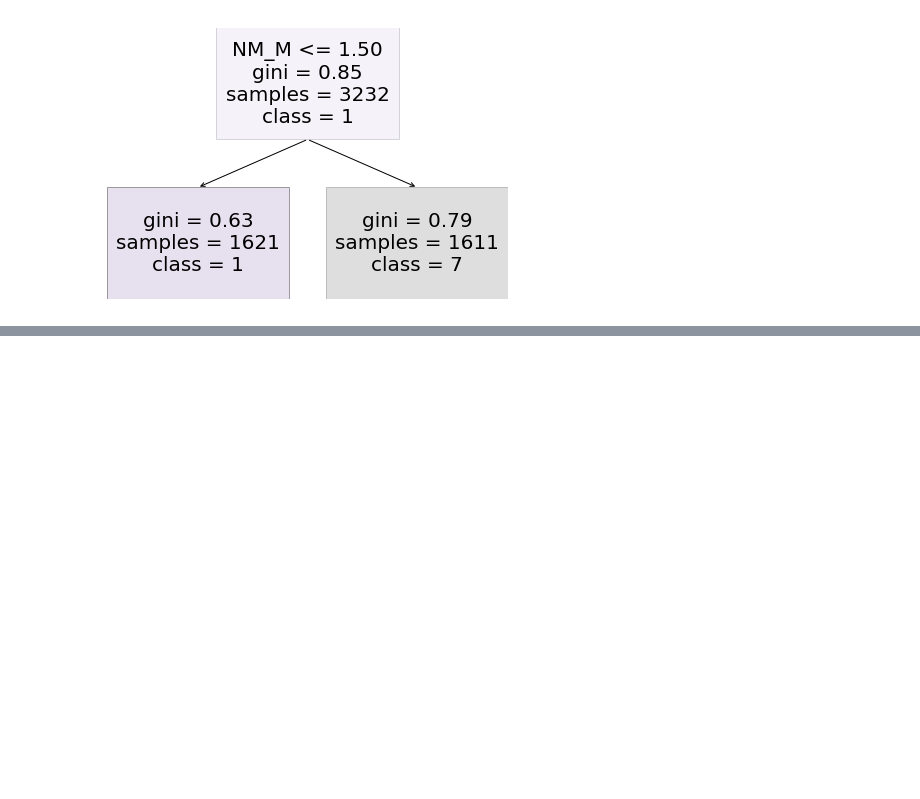
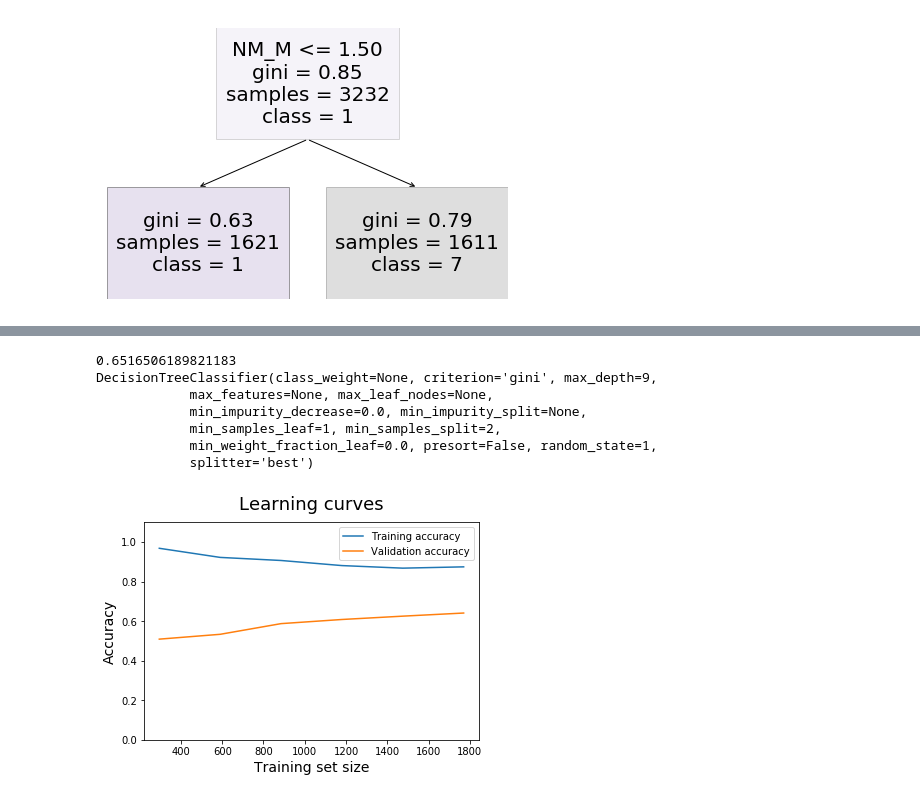
Before and after one commit to nshea3/SEG_Facies_Classification, a Jupyter notebook: welllogs_feature_engineering.ipynb, the cells around one changed output, grey strips where cells are left out. Drawn from its saved outputs; the diff is of its cells as text; code cells hidden in the pictures; blank space fills up the shorter version.

```diff
--- a/welllogs_feature_engineering.ipynb
+++ b/welllogs_feature_engineering.ipynb
@@ -5,9 +5,9 @@ import numpy as np
 
 %matplotlib inline
 
-well_log = pd.read_csv('data/training_data.csv')
+data = pd.read_csv('data/training_data.csv')
 
-well_log['logF/logphi'] = well_log['ILD_log10'] / np.log10(well_log['PHIND'])
+#data['logF/logphi'] = data['ILD_log10'] / np.log10(data['PHIND'])
 # %%
 import seaborn as sns
 
@@ -21,21 +97,18 @@ from dtreeplt import dtreeplt
 from sklearn import preprocessing
 
 
-X = well_log[data_columns]
-Y = well_log['Facies']
-
 """le = preprocessing.LabelEncoder()
 le.fit(well_log['Formation'])
 
 X['Formation'] = le.transform(well_log['Formation'])"""
 
 model = tree.DecisionTreeClassifier(max_depth=1)
-dt_fit = model.fit(X,Y)
+dt_fit = model.fit(X_aug,y)
 
 dtree = dtreeplt(
     filled=True,
     model=model,
-    feature_names=data_columns,
+    feature_names=4*feature_names,
     target_names=list(range(9)),
     disp_values=False
 )
@@ -54,0 +119,4 @@ well_log.head()
+# %%
+imp = preprocessing.Imputer(missing_values='NaN', strategy='mean', axis=0)
+imp.fit(X)
+X = imp.transform(X)
@@ -55,4 +174,4 @@ well_log.head()
 # %%
 from sklearn.model_selection import train_test_split
 
-X_train, X_test, y_train, y_test = train_test_split(X, Y, test_size=0.1, random_state=1)
+X_train, X_test, y_train, y_test = train_test_split(X_aug, y, test_size=0.1, random_state=1)
@@ -58,0 +200,62 @@ X_train, X_test, y_train, y_test = train_test_split(X, Y, test_size=0.1, random_
+# %%
+"""
+This is the ExtraTreesClassifier
+
+"""
+from sklearn.ensemble import ExtraTreesClassifier
+from sklearn.tree import DecisionTreeClassifier
+from sklearn import model_selection
+from sklearn.model_selection import learning_curve
+
+from joblib import Memory
+location = './cachedir'
+memory = Memory(location, verbose=0)
+
+train_sizes = list(range(295,2065,295))
+
+def tv_scores_mean(estimator, X, y, train_sizes, scoring='accuracy', shuffle=True, cv=5):
+    train_sizes, train_scores, validation_scores = learning_curve(estimator = estimator, X=X, y=y,
+                                                                  train_sizes=train_sizes, scoring=scoring,
+                                                                  shuffle=shuffle, cv=cv)
+    train_scores_mean = train_scores.mean(axis = 1)
+    validation_scores_mean = validation_scores.mean(axis = 1)
+    return train_sizes, train_scores_mean, validation_scores_mean
+
+def plot_learning_curve(train_sizes, train_scores_mean, validation_scores_mean):
+    plt.plot(train_sizes, train_scores_mean, label = 'Training accuracy')
+    plt.plot(train_sizes, validation_scores_mean, label = 'Validation accuracy')
+    plt.ylabel('Accuracy', fontsize = 14)
+    plt.xlabel('Training set size', fontsize = 14)
+    plt.title('Learning curves', fontsize = 18, y = 1.03)
+    plt.legend()
+    plt.ylim(0,1.1)
+
+def randomizedsearch_helper(grid, estimator, X, y):
+    gridsearch = model_selection.RandomizedSearchCV(estimator = estimator, param_distributions=grid)
+    gridsearch.fit(X,y)
+    return (gridsearch.best_estimator_, gridsearch.best_score_, gridsearch.best_params_)
+
+def model_helper(grid, classifier, X, y, randomsearch = True):
+    if randomsearch:
+        est, acc, param = randomizedsearch_helper(grid, classifier, X, y)
+    else:
+        est, acc, param = gridsearch_helper(grid, classifier, X, y)
+    est.fit(X_train,y_train)
+    print(acc)
+    print(est)
+    return (est, acc, param)
+
+cart_grid = {'max_depth' : range(3,10)}
+result = model_helper(cart_grid, DecisionTreeClassifier(random_state=1), X_train, y_train)
+cart_est = result[0]
+
+plot_learning_curve(*tv_scores_mean(cart_est,X_train,y_train,train_sizes))
+# %% [output]
+0.6516506189821183
+DecisionTreeClassifier(class_weight=None, criterion='gini', max_depth=9,
+            max_features=None, max_leaf_nodes=None,
+            min_impurity_decrease=0.0, min_impurity_split=None,
+            min_samples_leaf=1, min_samples_split=2,
+            min_weight_fraction_leaf=0.0, presort=False, random_state=1,
+            splitter='best')
+[figure, added]
```
Also changed, not shown: parts of 23 cells of this notebook, 1 other file.
